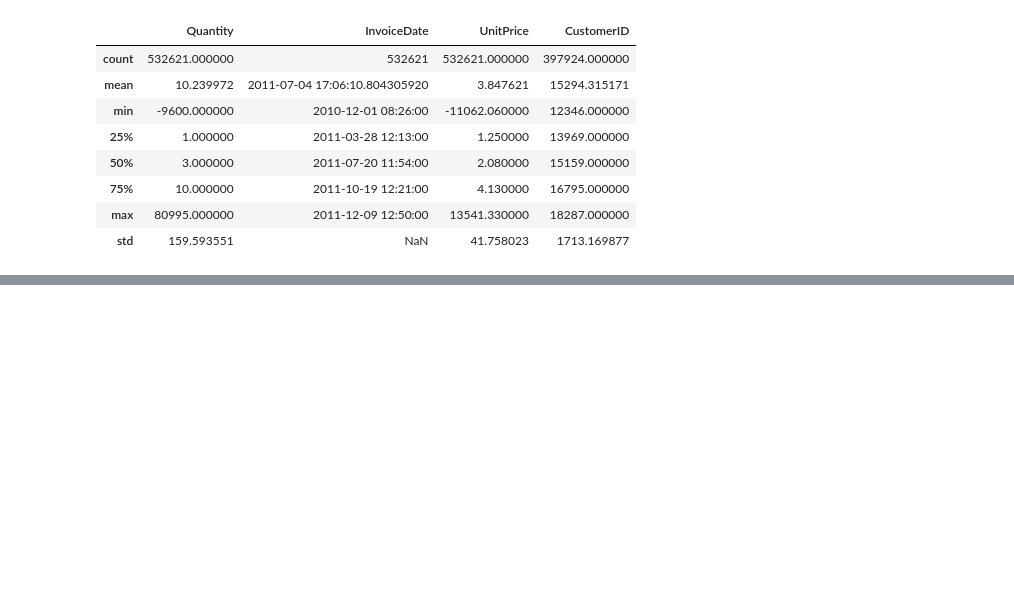
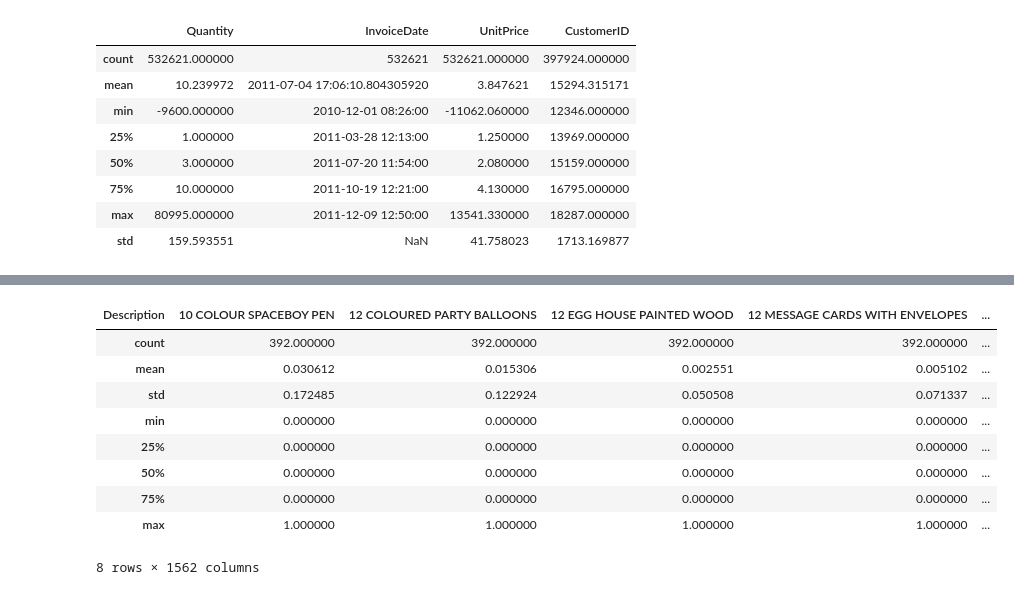
Before and after one commit to MCoelho222/Colab-AI-PucMinas, a Jupyter notebook: market_basket.ipynb, the cells around one changed output, grey strips where cells are left out. Saved outputs shown, nothing was run; the diff lists cells and outputs as text; code cells hidden in the pictures; blank space fills up the shorter version.

```diff
--- a/market_basket.ipynb
+++ b/market_basket.ipynb
@@ -52,0 +95,13 @@ df.describe()
+# %%
+basket_sets.describe()
+# %% [output]
+| Description | 10 COLOUR SPACEBOY PEN | 12 COLOURED PARTY BALLOONS | 12 EGG HOUSE PAINTED WOOD | 12 MESSAGE CARDS WITH ENVELOPES | ... |
+| count | 392.000000 | 392.000000 | 392.000000 | 392.000000 | ... |
+| mean | 0.030612 | 0.015306 | 0.002551 | 0.005102 | ... |
+| std | 0.172485 | 0.122924 | 0.050508 | 0.071337 | ... |
+| min | 0.000000 | 0.000000 | 0.000000 | 0.000000 | ... |
+| 25% | 0.000000 | 0.000000 | 0.000000 | 0.000000 | ... |
+| 50% | 0.000000 | 0.000000 | 0.000000 | 0.000000 | ... |
+| 75% | 0.000000 | 0.000000 | 0.000000 | 0.000000 | ... |
+| max | 1.000000 | 1.000000 | 1.000000 | 1.000000 | ... |
+8 rows × 1562 columns
```
Also changed, not shown: parts of 8 cells of this notebook, 2 other files.
